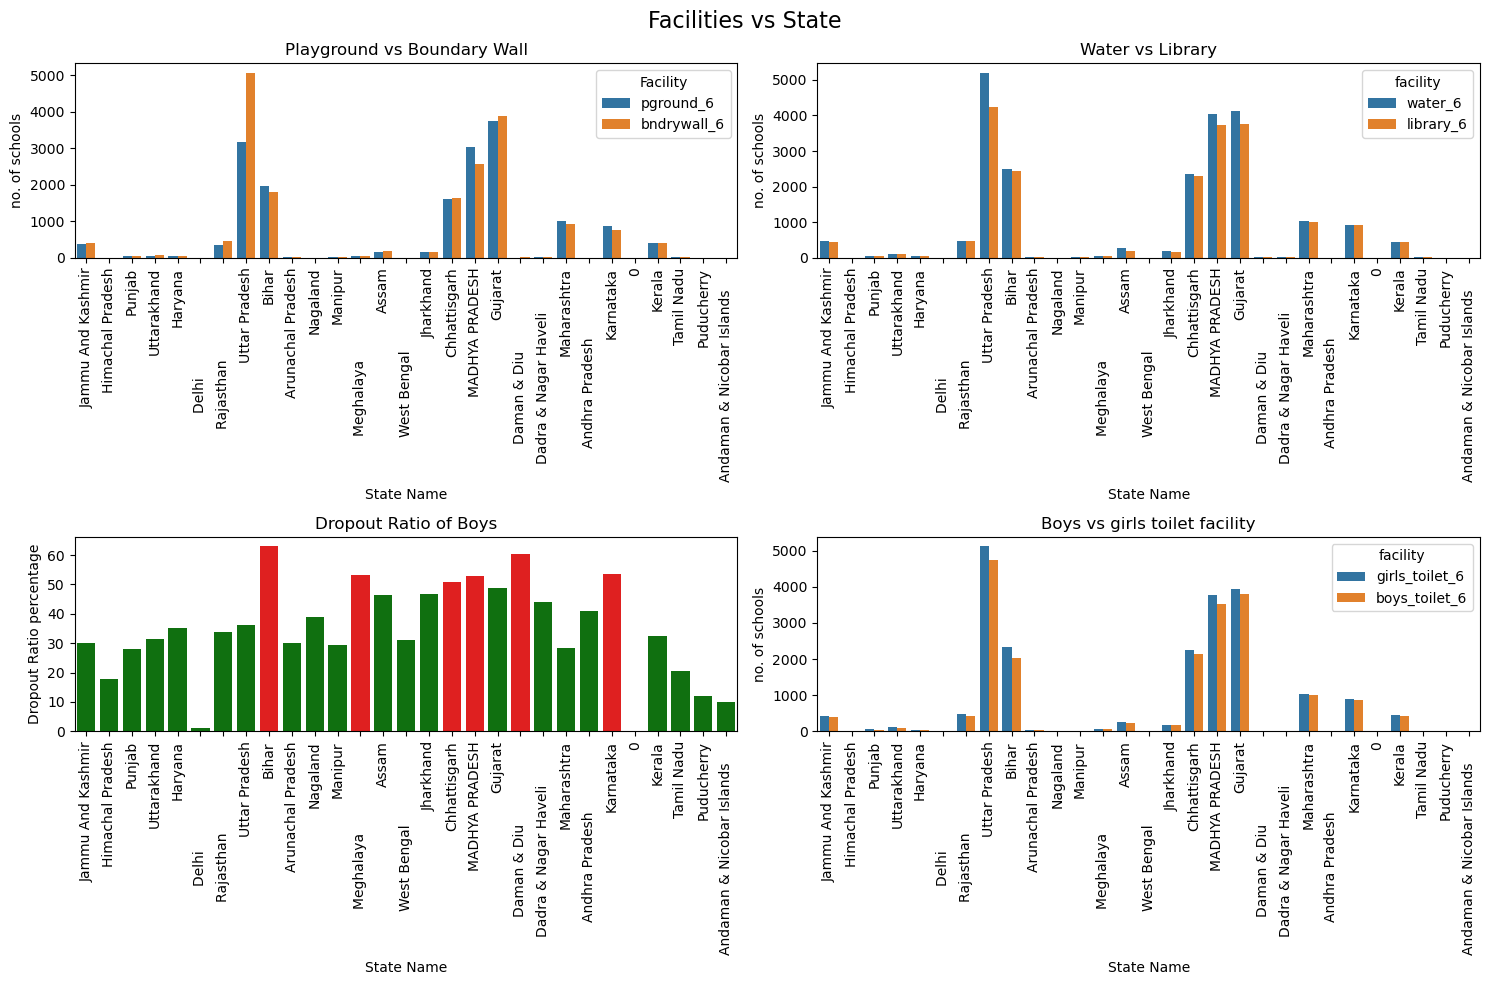
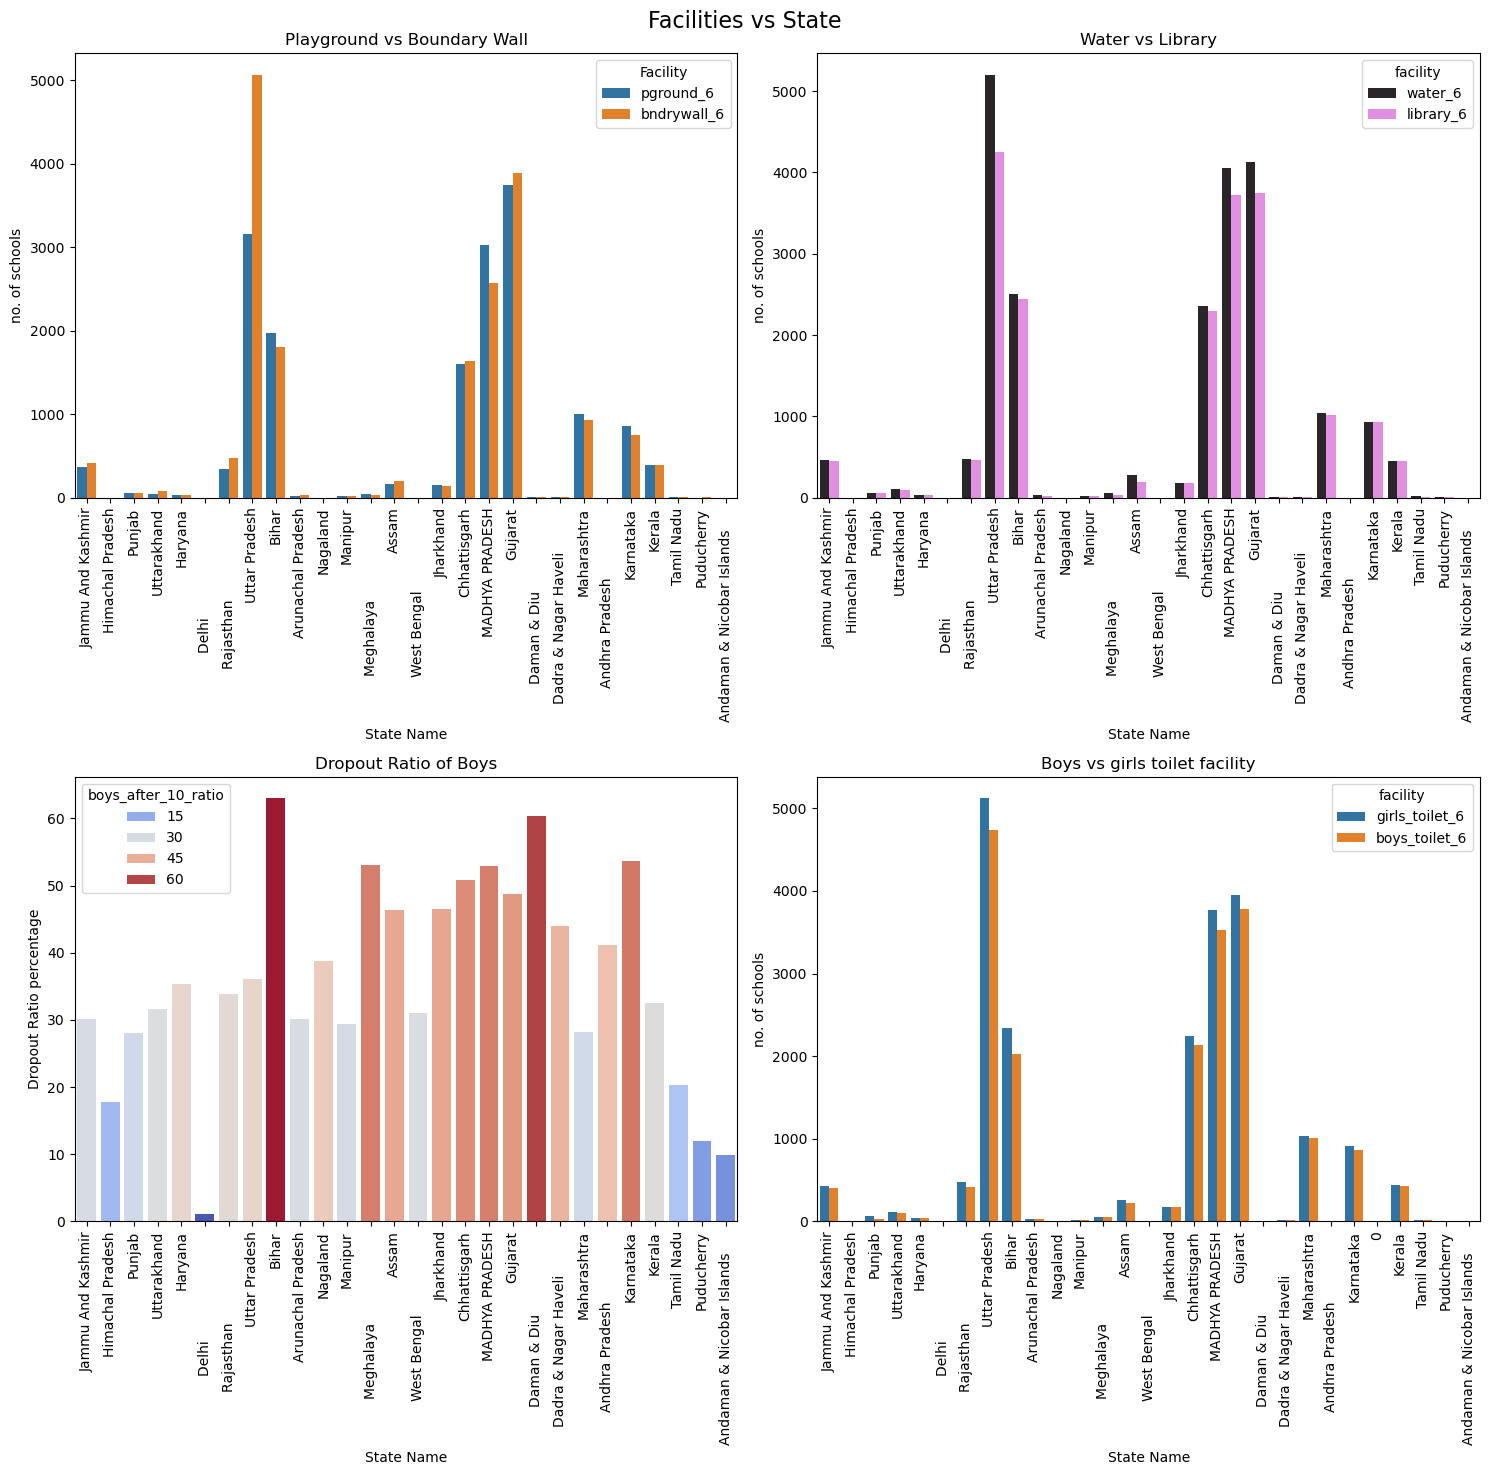
Unified diff of the notebook cell whose output changed from the first chart to the second:
--- before
+++ after
@@ -1,4 +1,4 @@
 architechture_df = df.melt(id_vars=["statname"], value_vars=['pground_6', "bndrywall_6"], var_name="facility", value_name="count")
-fig, ax = plt.subplots(2, 2, figsize=(15,10))
+fig, ax = plt.subplots(2, 2, figsize=(15,15))
 sns.barplot(data=architechture_df, x="statname", y="count", hue="facility", ax=ax[0,0])
 ax[0,0].set_xlabel("State Name")
@@ -8,10 +8,10 @@
 ax[0,0].legend(title="Facility", loc="upper right", bbox_to_anchor=(1, 1))
 water_library_df = df.melt(id_vars=["statname"], value_vars=['water_6', "library_6"], var_name="facility", value_name="count")
-sns.barplot(data=water_library_df, x="statname", y="count", hue="facility", ax=ax[0,1])
+sns.barplot(data=water_library_df, x="statname", y="count", hue="facility", ax=ax[0,1], palette="dark:violet")
 ax[0,1].set_xlabel("State Name")
 ax[0,1].set_ylabel("no. of schools")
 ax[0,1].tick_params(axis="x", rotation=90)
 ax[0,1].set_title("Water vs Library")
-sns.barplot(data=df, x="statname", y="boys_after_10_ratio", ax=ax[1,0], palette=["red" if c>50 else "green" for c in df["boys_after_10_ratio"]])
+sns.barplot(data=df, x="statname", y="boys_after_10_ratio", ax=ax[1,0],hue="boys_after_10_ratio", palette="coolwarm")
 ax[1,0].set_xlabel("State Name")
 ax[1,0].set_ylabel("Dropout Ratio percentage")

Commit: done